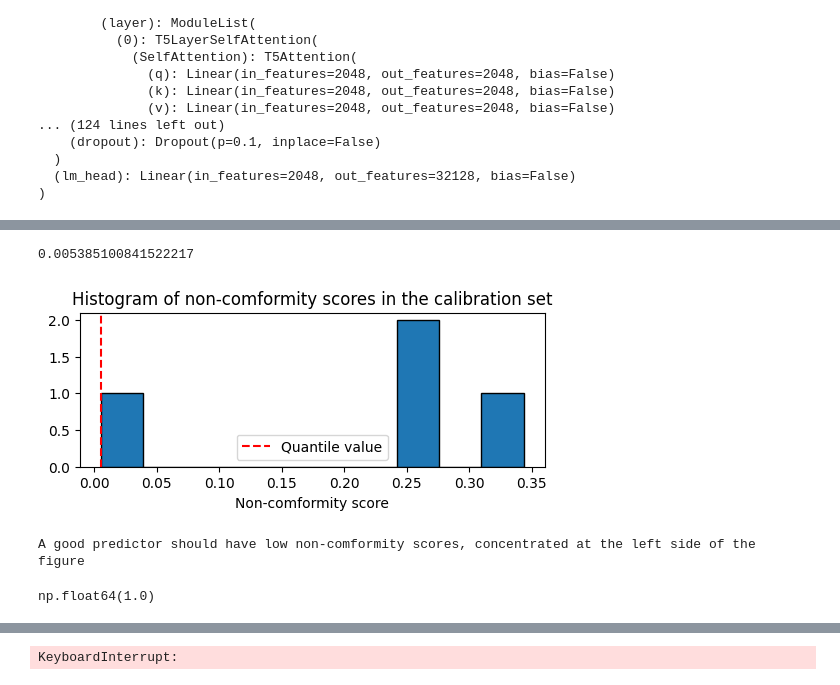
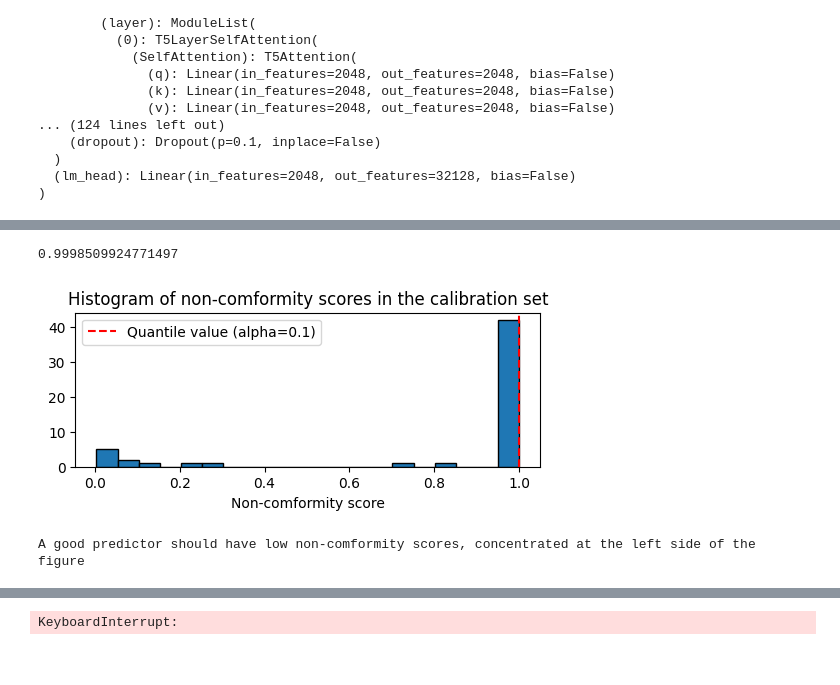
Before and after one commit to amitxy/Robots-That-Ask-For-Help-Over-The-Horizon, a Jupyter notebook: research.ipynb, the cells around one changed output, grey strips where cells are left out. Saved outputs shown, nothing was run; the diff lists cells and outputs as text; code cells hidden in the pictures.

Commit message:
Added graph and small test analysis

```diff
--- a/research.ipynb
+++ b/research.ipynb
@@ -239,2 +182,7 @@ if len(cal_df):
 # %%
+# cal_df = run_evaluation(list(cal_dict.values()))
+# if len(cal_df):
+#     cal_df.to_pickle("cal_results.pkl")
+cal_df = pd.read_pickle("cal_results.pkl")
+cal_df.head()
 # %% [output]
@@ -244,37 +195,40 @@ if len(cal_df):
 # %%
-results_df['correct'] = results_df['generated'] == results_df['label']
-grouped = results_df.groupby('annotation_id')
-score_per_group = 1 - grouped['prob'].min()
-alpha = 0.05
 
-N = len(score_per_group)
-k = int(np.ceil((N + 1) * alpha))
-sorted_scores = np.sort(score_per_group.values)
-threshold = sorted_scores[k - 1]
+def get_threshold(scores, alpha: float):
+    N = len(scores)
+    k = int(np.ceil((N + 1) * (1 - alpha)))
+    sorted_scores = np.sort(scores.values)
+    threshold = sorted_scores[k - 1]
+    return threshold
+
+
+cal_df['correct'] = cal_df['generated'] == cal_df['label']
+# probability of the true label
+cal_df['true_prob'] = cal_df.apply(lambda row: row['choices_probs'][row['label']] if row['label'] in row['choices_probs'] else 0, axis=1)
+grouped = cal_df.groupby('annotation_id')
+score_per_group = 1 - grouped['true_prob'].min()
+
+threshold = get_threshold(score_per_group, alpha=0.1)
 print(threshold)
 # %% [output]
-0.005385100841522217
+0.9998509924771497
 # %%
 import matplotlib.pyplot as plt
 
 # plot histogram and quantile
 plt.figure(figsize=(6, 2))
-plt.hist(sorted_scores, edgecolor='k', linewidth=1)
+plt.hist(score_per_group, edgecolor='k', linewidth=1, bins=20)
 plt.axvline(
-    x=threshold, linestyle='--', color='r', label='Quantile value'
+    x=threshold, linestyle='--', color='r', label='Quantile value (alpha=0.1)'
 )
+# plt.axvline(
+#     x=get_threshold(score_per_group, alpha=0.3), linestyle='--', color='b', label='Quantile value (alpha=0.2)'
+# )
 plt.title('Histogram of non-comformity scores in the calibration set')
 plt.xlabel('Non-comformity score')
 plt.legend()
 plt.show()
 print('A good predictor should have low non-comformity scores, concentrated at the left side of the figure')
 # %% [output]
-[figure, old version]
+[figure, new version]
 A good predictor should have low non-comformity scores, concentrated at the left side of the figure
-# %%
-# TODO : calc scores , plot dist , find threshold
-sorted_scores = np.sort(score_per_group.values)
-# threshold = sorted_scores[k - 1]
-k
-# %% [output]
-np.float64(1.0)
```
Also changed, not shown: parts of 13 cells of this notebook.
